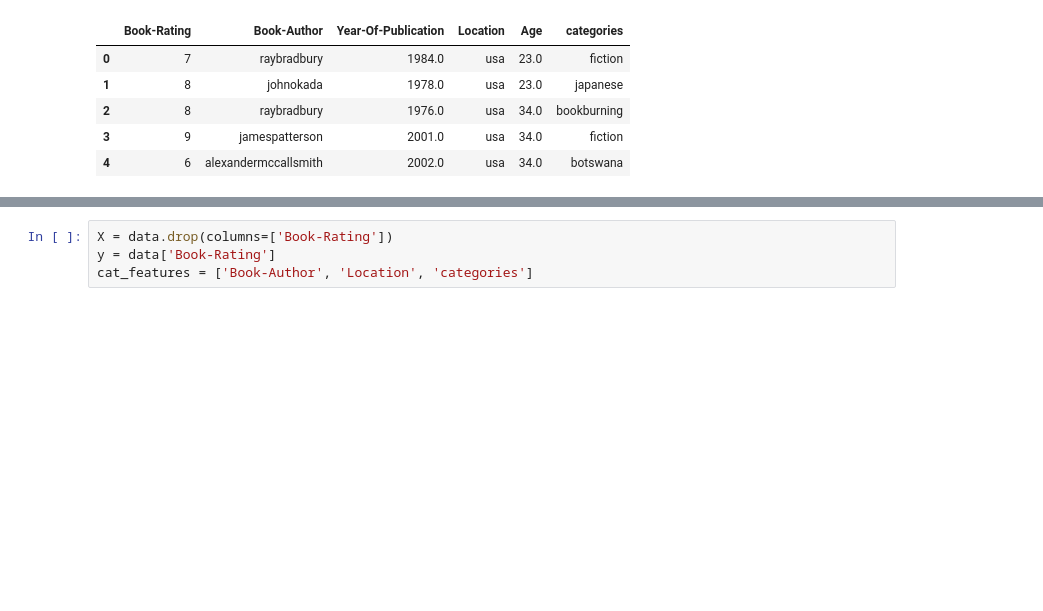
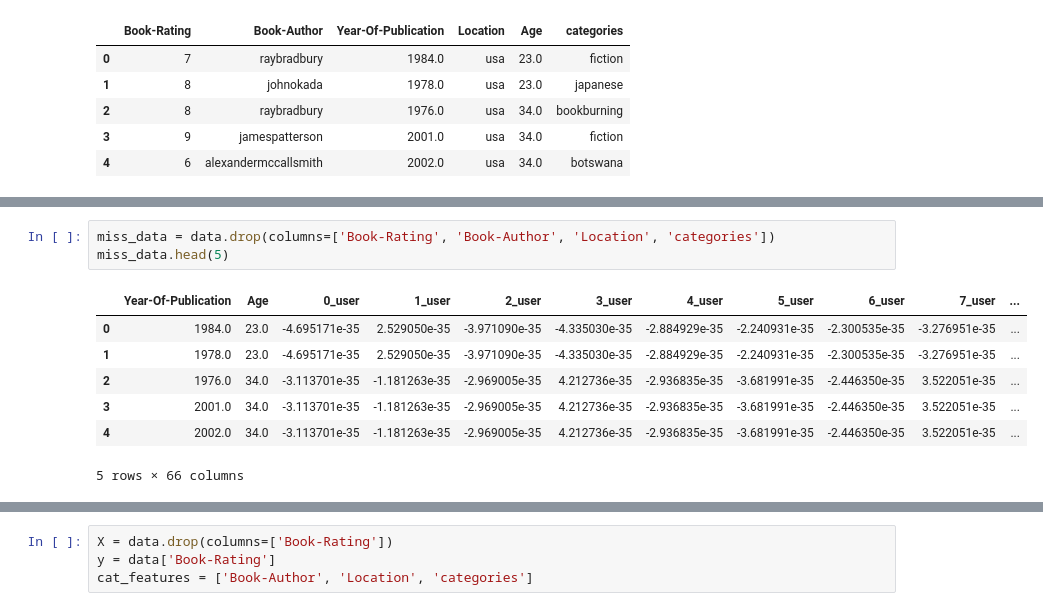
Before and after one commit to justProductAnalyst/Books-Recommendation-System, a Jupyter notebook: ML/CatBoost&Embedding.ipynb, the cells around one changed output, grey strips where cells are left out. Saved outputs shown, nothing was run; the diff lists cells and outputs as text; blank space fills up the shorter version.

```diff
--- a/ML/CatBoost&Embedding.ipynb
+++ b/ML/CatBoost&Embedding.ipynb
@@ -137,0 +164,11 @@ data.head(5)
+# %%
+miss_data = data.drop(columns=['Book-Rating', 'Book-Author', 'Location', 'categories'])
+miss_data.head(5)
+# %% [output]
+|  | Year-Of-Publication | Age | 0_user | 1_user | 2_user | 3_user | 4_user | 5_user | 6_user | 7_user | ... |
+| 0 | 1984.0 | 23.0 | -4.695171e-35 | 2.529050e-35 | -3.971090e-35 | -4.335030e-35 | -2.884929e-35 | -2.240931e-35 | -2.300535e-35 | -3.276951e-35 | ... |
+| 1 | 1978.0 | 23.0 | -4.695171e-35 | 2.529050e-35 | -3.971090e-35 | -4.335030e-35 | -2.884929e-35 | -2.240931e-35 | -2.300535e-35 | -3.276951e-35 | ... |
+| 2 | 1976.0 | 34.0 | -3.113701e-35 | -1.181263e-35 | -2.969005e-35 | 4.212736e-35 | -2.936835e-35 | -3.681991e-35 | -2.446350e-35 | 3.522051e-35 | ... |
+| 3 | 2001.0 | 34.0 | -3.113701e-35 | -1.181263e-35 | -2.969005e-35 | 4.212736e-35 | -2.936835e-35 | -3.681991e-35 | -2.446350e-35 | 3.522051e-35 | ... |
+| 4 | 2002.0 | 34.0 | -3.113701e-35 | -1.181263e-35 | -2.969005e-35 | 4.212736e-35 | -2.936835e-35 | -3.681991e-35 | -2.446350e-35 | 3.522051e-35 | ... |
+5 rows × 66 columns
```
Also changed, not shown: parts of 24 cells of this notebook.
